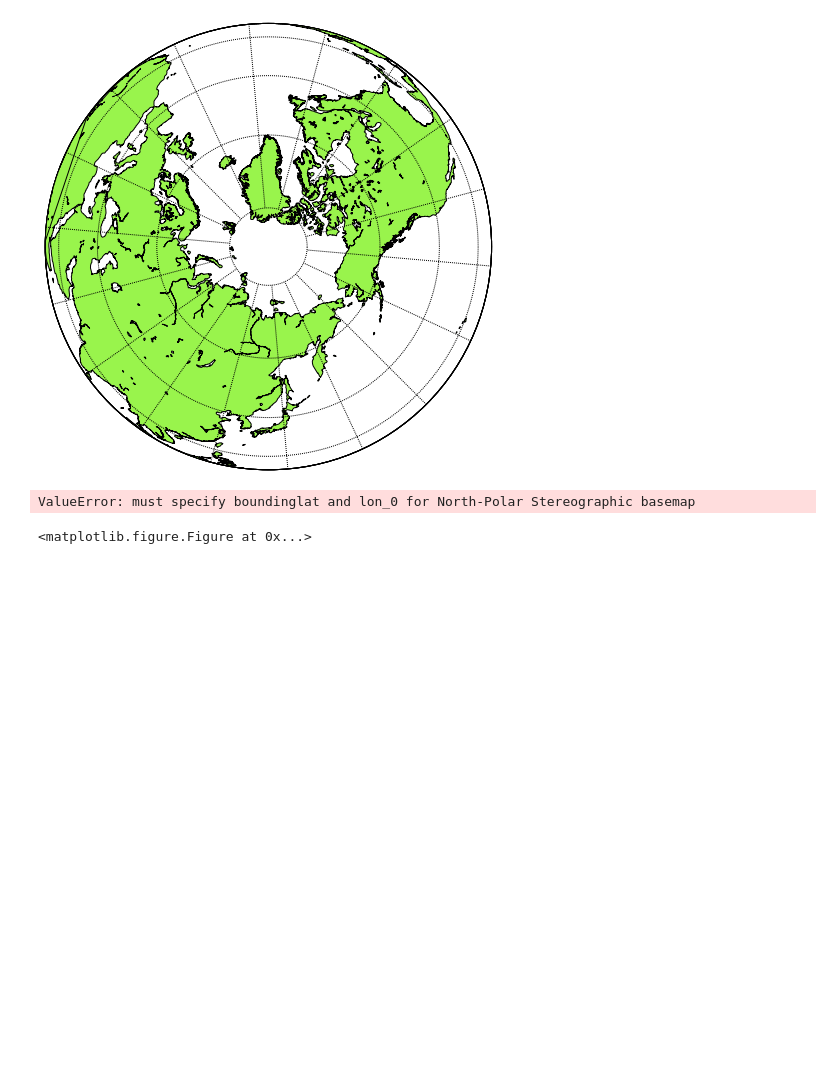
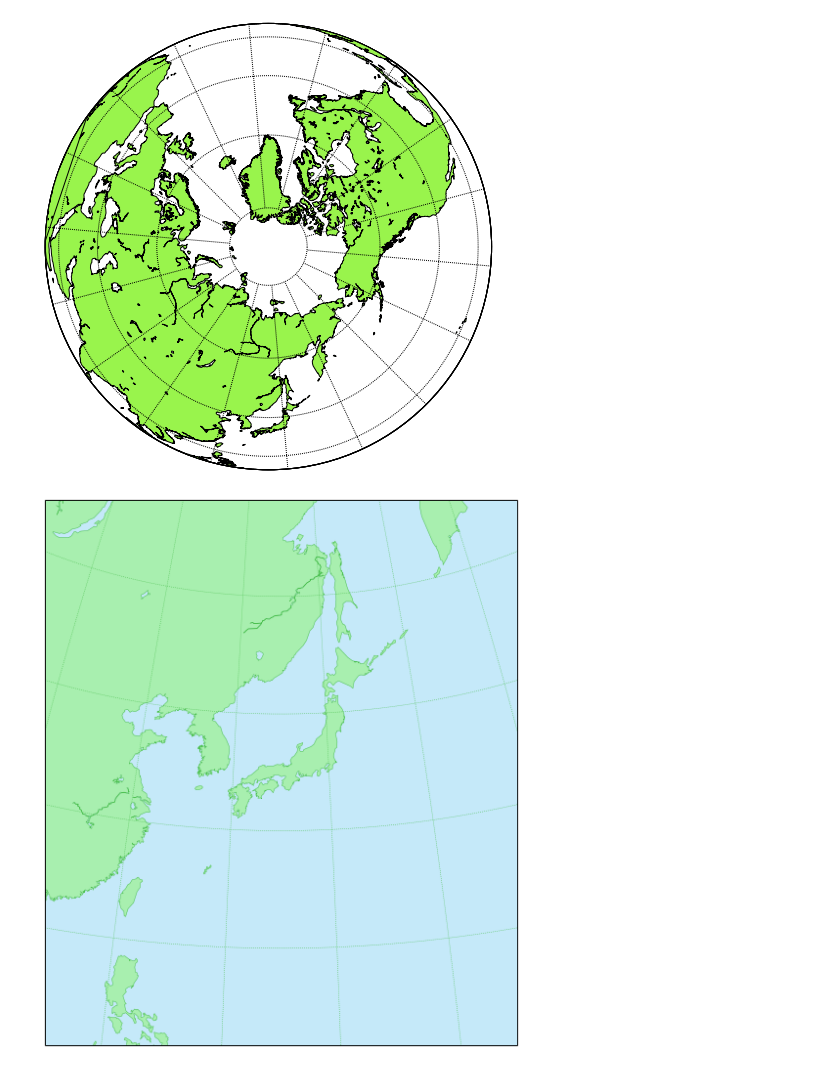
Before and after one commit to tattii/weather, a Jupyter notebook: notebook/Matplotlib.Basemap.ipynb, the cells around one changed output. Saved outputs shown, nothing was run; the diff lists cells and outputs as text; code cells hidden in the pictures; blank space fills up the shorter version.

Commit message:
fix stere

```diff
--- a/notebook/Matplotlib.Basemap.ipynb
+++ b/notebook/Matplotlib.Basemap.ipynb
@@ -153,15 +153,14 @@ plt.show()
 [figure]
 # %%
 fig = plt.figure(figsize=(10,10))
-m = Basemap(projection='npstere',resolution='l', lon_0=135,lat_0=35,width=4500000,height=5200000)
+m = Basemap(projection='stere',resolution='l', lon_0=135,lat_0=35,width=4500000,height=5200000)
 
 m.drawcoastlines(linewidth=0.5, color='#4BC04E')
 m.fillcontinents(color='#A8EFAF', lake_color='#C5E9F9')
 m.drawmapboundary(fill_color='#C5E9F9')
 
 m.drawparallels(np.arange(0,60,10), linewidth=0.5, color='#4BC04E')
 m.drawmeridians(np.arange(100,170,10), linewidth=0.5, color='#4BC04E')
 plt.show()
 # %% [output]
-ValueError: must specify boundinglat and lon_0 for North-Polar Stereographic basemap
-<matplotlib.figure.Figure at 0x...>
+[figure, added]
```
